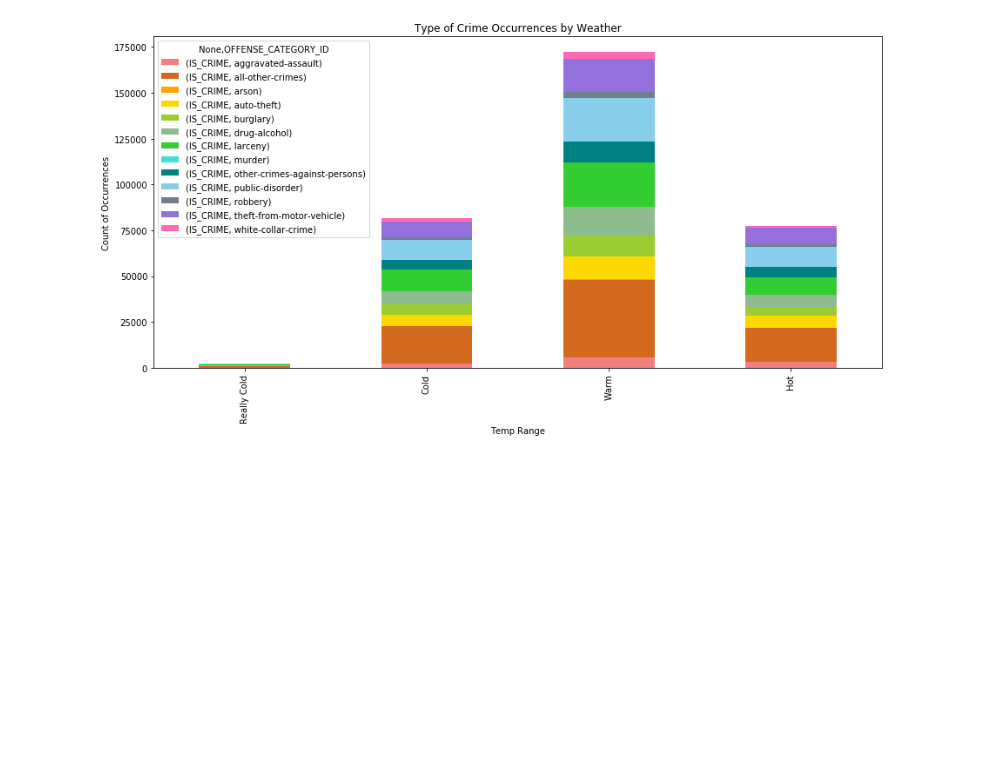
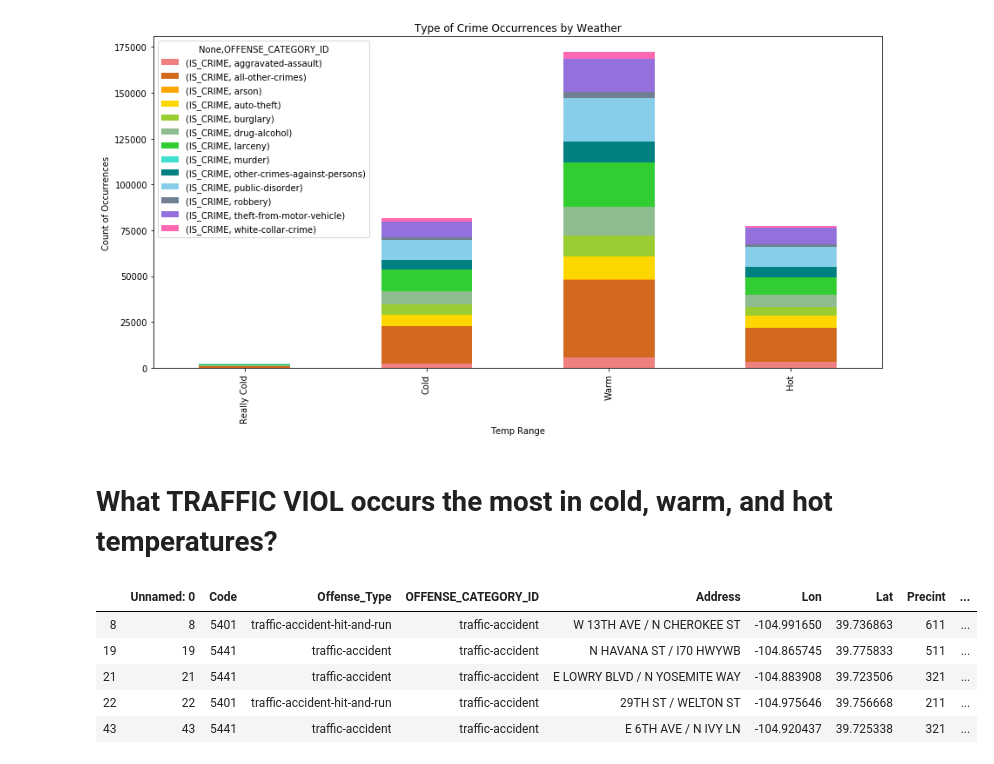
Before and after one commit to chamb-ferly/python_g_project, a Jupyter notebook: CR_crime_weather.ipynb, the cells around one changed output. Saved outputs shown, nothing was run; the diff lists cells and outputs as text; code cells hidden in the pictures; blank space fills up the shorter version.

```diff
--- a/CR_crime_weather.ipynb
+++ b/CR_crime_weather.ipynb
@@ -114,3 +123,16 @@ plt.title("Type of Crime Occurrences by Weather")
 plt.show()
 # %% [output]
 [figure]
+# %% [markdown]
+# What TRAFFIC VIOL occurs the most in cold, warm, and hot temperatures?
+# %%
+# filter out crime violations
+istraffic_df = cw_orig[cw_orig['IS_TRAFFIC']==1]
+istraffic_df.head()
+# %% [output]
+|  | Unnamed: 0 | Code | Offense_Type | OFFENSE_CATEGORY_ID | Address | Lon | Lat | Precint | ... |
+| 8 | 8 | 5401 | traffic-accident-hit-and-run | traffic-accident | W 13TH AVE / N CHEROKEE ST | -104.991650 | 39.736863 | 611 | ... |
+| 19 | 19 | 5441 | traffic-accident | traffic-accident | N HAVANA ST / I70 HWYWB | -104.865745 | 39.775833 | 511 | ... |
+| 21 | 21 | 5441 | traffic-accident | traffic-accident | E LOWRY BLVD / N YOSEMITE WAY | -104.883908 | 39.723506 | 321 | ... |
+| 22 | 22 | 5401 | traffic-accident-hit-and-run | traffic-accident | 29TH ST / WELTON ST | -104.975646 | 39.756668 | 211 | ... |
+| 43 | 43 | 5441 | traffic-accident | traffic-accident | E 6TH AVE / N IVY LN | -104.920437 | 39.725338 | 321 | ... |
```
Also changed, not shown: parts of 13 cells of this notebook.
